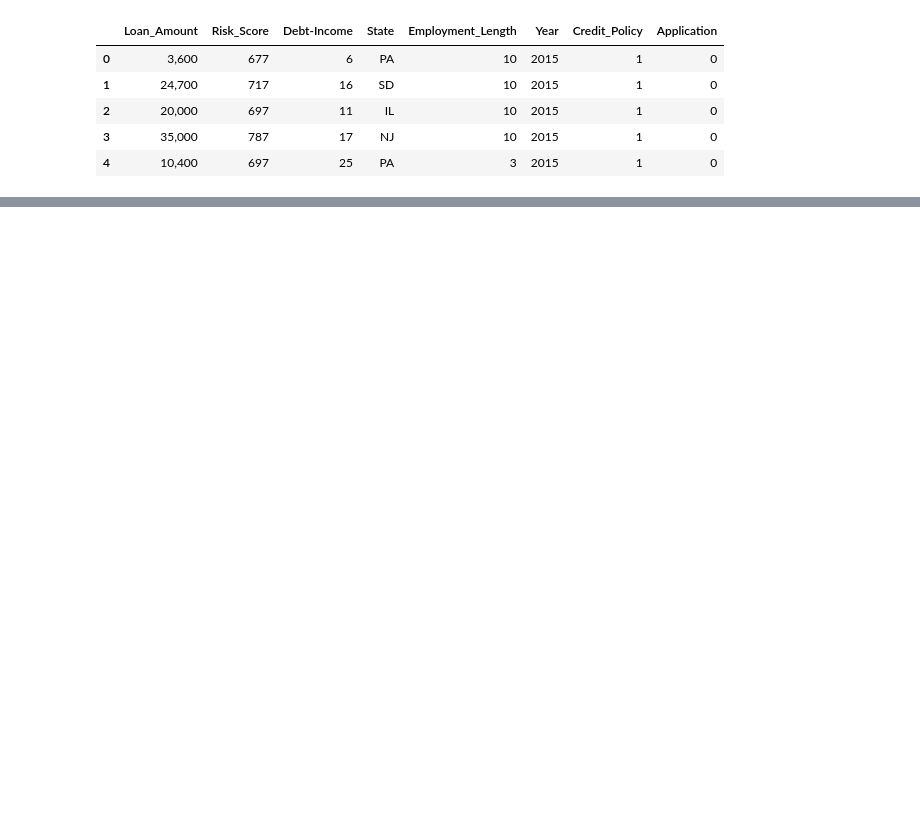
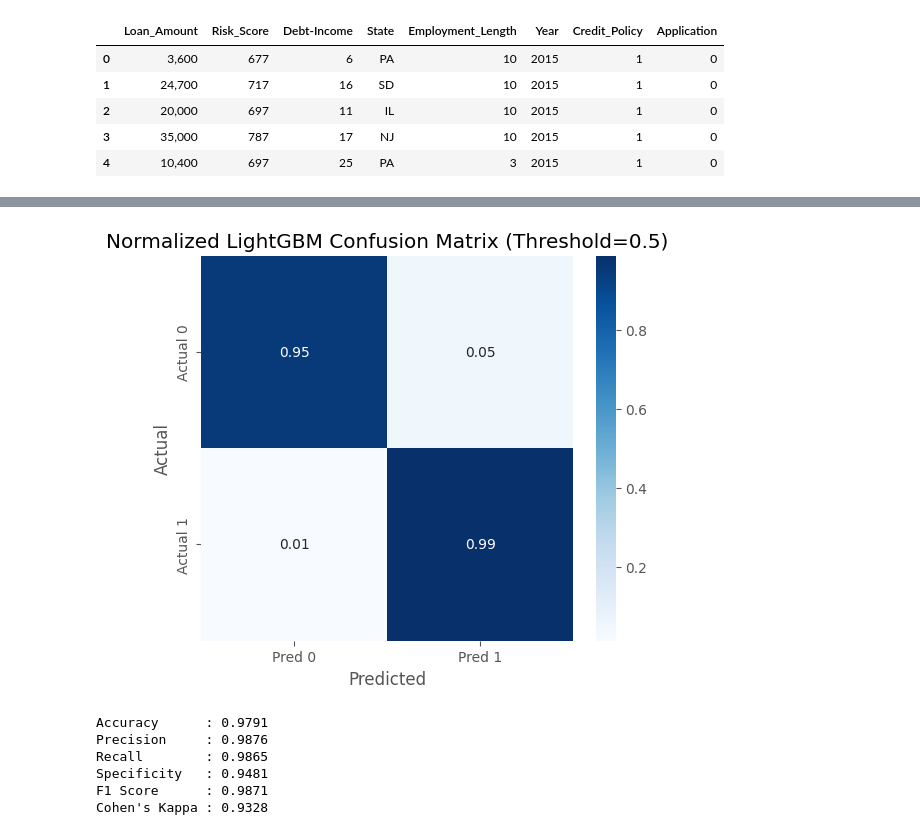
Before and after one commit to edwardweldon100/LendingClub-Capstone-Project, a Jupyter notebook: Lending Club Dataset- Model- Accepted_Rejected.ipynb, the cells around one changed output, grey strips where cells are left out. Saved outputs shown, nothing was run; the diff lists cells and outputs as text; code cells hidden in the pictures; blank space fills up the shorter version.

```diff
--- a/Lending Club Dataset- Model- Accepted_Rejected.ipynb
+++ b/Lending Club Dataset- Model- Accepted_Rejected.ipynb
@@ -124,0 +185,10 @@ print('Best Params:', logreg_rand.best_params_)
+# %%
+#SGD Classifier Regression Best Parameters on full training data
+sgd_best.fit(X_tr_scaled, Y_tr)
+
+# Evaluate
+sgd_val_auc = roc_auc_score(Y_val, sgd_best.predict_proba(X_val_scaled)[:, 1])
+sgd_test_auc = roc_auc_score(Y_test, sgd_best.predict_proba(X_test_scaled)[:, 1])
+
+print('SGD Classifier Validation AUC (Best):', sgd_val_auc)
+print('SGD Classifier Test AUC (Best):', sgd_test_auc)
@@ -124,0 +585,48 @@ print('Best Params:', logreg_rand.best_params_)
+# %%
+#---Normalized Confustion Matrix (Light GBM).  Default (.5) threshold
+
+# Predict probabilities for the positive class
+lgb_test_probs = lgb_best.predict_proba(X_test)[:, 1]
+
+# Apply threshold (0.5)
+threshold = 0.5
+lgb_test_preds = (lgb_test_probs >= threshold).astype(int)
+
+# Confusion matrix
+cm = confusion_matrix(Y_test, lgb_test_preds)
+cm_normalized = cm.astype('float') / cm.sum(axis=1)[:, np.newaxis]
+
+# Plot normalized confusion matrix
+cm_df = pd.DataFrame(cm_normalized, index=['Actual 0', 'Actual 1'], columns=['Pred 0', 'Pred 1'])
+plt.figure(figsize=(6, 5))
+sns.heatmap(cm_df, annot=True, fmt='.2f', cmap='Blues')
+plt.title(f'Normalized LightGBM Confusion Matrix (Threshold={threshold})')
+plt.ylabel('Actual')
+plt.xlabel('Predicted')
+plt.show()
+
+# Metrics
+TN, FP, FN, TP = cm.ravel()
+
+accuracy = accuracy_score(Y_test, lgb_test_preds)
+precision = precision_score(Y_test, lgb_test_preds)
+recall = recall_score(Y_test, lgb_test_preds)
+specificity = TN / (TN + FP)
+fscore = f1_score(Y_test, lgb_test_preds)
+kappa = cohen_kappa_score(Y_test, lgb_test_preds)
+
+# Print scores
+print(f"Accuracy      : {accuracy:.4f}")
+print(f"Precision     : {precision:.4f}")
+print(f"Recall        : {recall:.4f}")
+print(f"Specificity   : {specificity:.4f}")
+print(f"F1 Score      : {fscore:.4f}")
+print(f"Cohen's Kappa : {kappa:.4f}")
+# %% [output]
+[figure, added]
+Accuracy      : 0.9791
+Precision     : 0.9876
+Recall        : 0.9865
+Specificity   : 0.9481
+F1 Score      : 0.9871
+Cohen's Kappa : 0.9328
```
Also changed, not shown: parts of 29 cells of this notebook.
